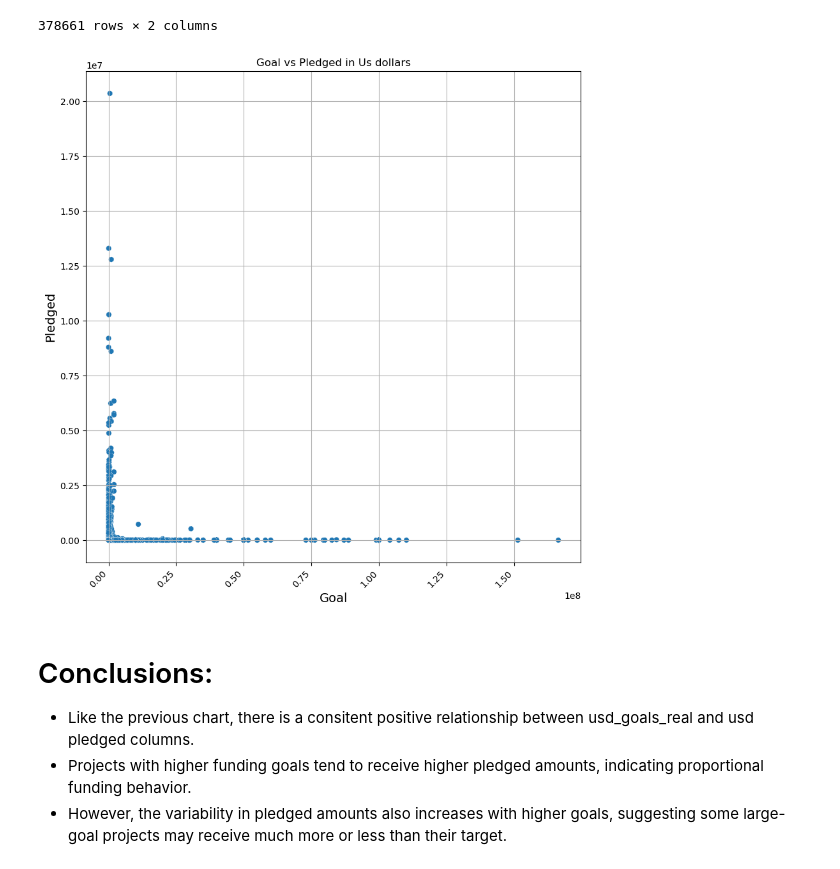
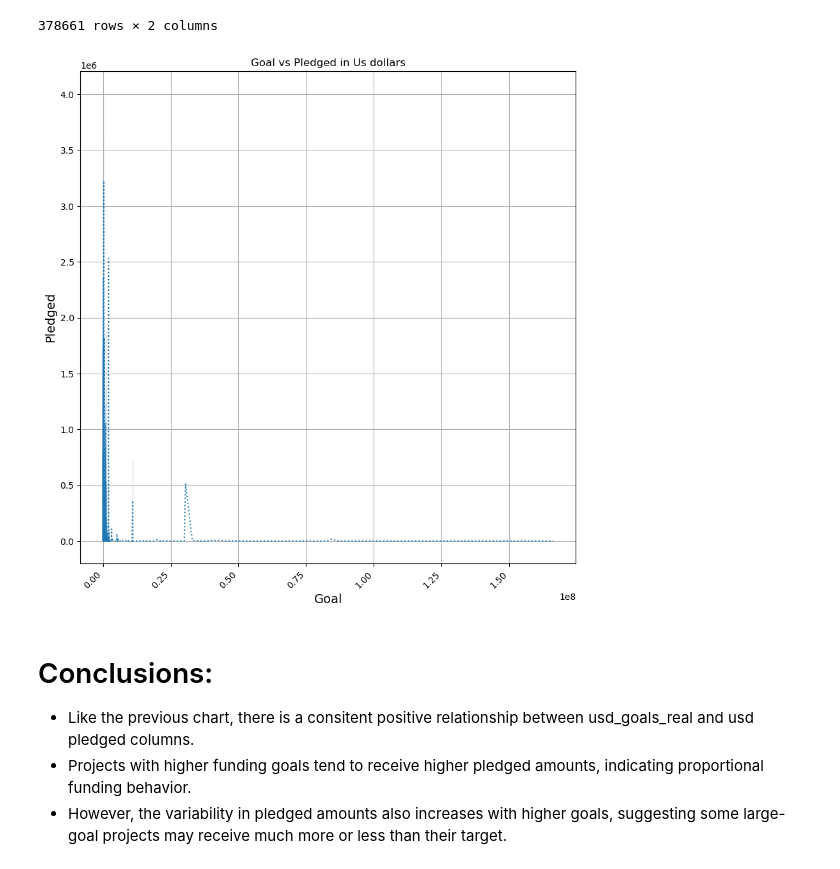
Before and after one commit to Fady-Foash97/Data-analysis-using-Pandas, a Jupyter notebook: Kickstarter.ipynb, the cells around one changed output. Drawn from its saved outputs; the diff is of its cells as text; code cells hidden in the pictures.

```diff
--- a/Kickstarter.ipynb
+++ b/Kickstarter.ipynb
@@ -633,15 +633,15 @@ Goal_vs_pledged_usd
 378661 rows × 2 columns
 # %%
 plt.figure(figsize=(10, 10))
-sns.scatterplot(data=Goal_vs_pledged_usd, x=Goal_vs_pledged_usd['usd_goal_real'], y=Goal_vs_pledged_usd['usd pledged'], linestyle = ':')
+sns.lineplot(data=Goal_vs_pledged_usd, x=Goal_vs_pledged_usd['usd_goal_real'], y=Goal_vs_pledged_usd['usd pledged'], linestyle = ':')
 plt.grid()
 plt.xlabel('Goal', size = 14)
 plt.xticks(ha = 'right', rotation = 45)
 plt.ylabel('Pledged', size = 14)
 plt.title('Goal vs Pledged in Us dollars')
 plt.show()
 # %% [output]
-[figure, old version]
+[figure, new version]
 # %% [markdown]
 # Conclusions:
 - Like the previous chart, there is a consitent positive relationship between usd_goals_real and usd pledged columns.
```
Also changed, not shown: parts of 34 cells of this notebook.
